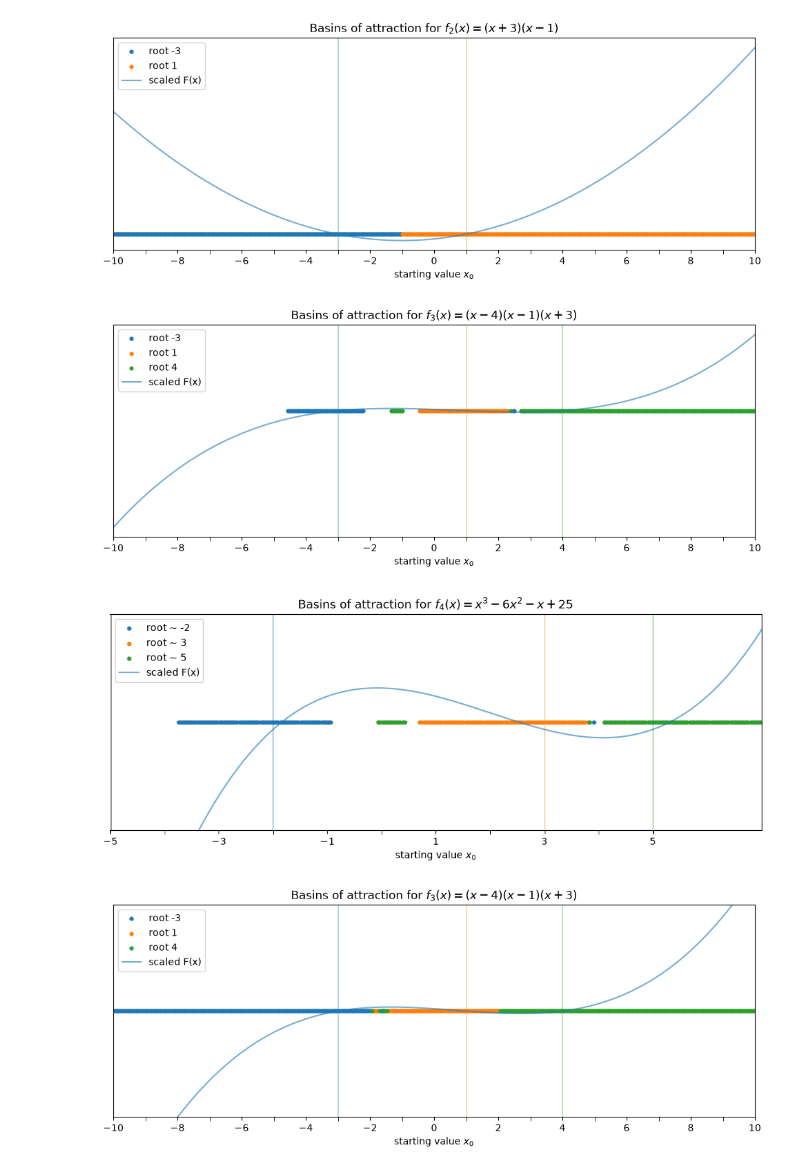
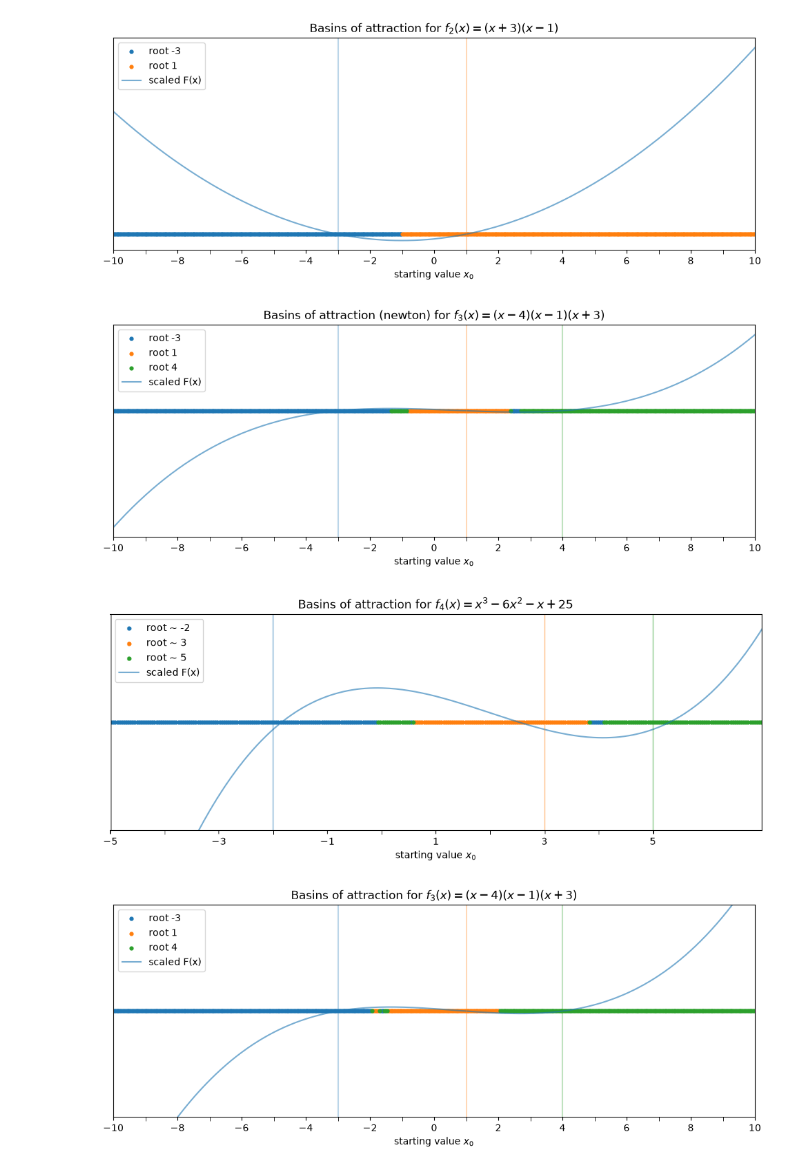
Before and after one commit to suleveer/cs323e-proj1, a Jupyter notebook: p1 (finished).ipynb, the cells around one changed output. Saved outputs shown, nothing was run; the diff lists cells and outputs as text; code cells hidden in the pictures.

Commit message:
updated newton method

```diff
--- a/p1 (finished).ipynb
+++ b/p1 (finished).ipynb
@@ -26,7 +26,7 @@ def newton(f, guess, tol = 1.0e-9, max_iter = 200):
     for i in range(1, max_iter + 1):
         guess = (guess - (f.subs(x, guess) / f_prime.subs(x, guess))).evalf()
 
-        if f.subs(x, guess) < tol:
+        if abs(f.subs(x, guess)) < tol:
             return guess, i
 
     return (guess, max_iter)
@@ -126,31 +126,31 @@ for val in vals:
 # %%
 # f3 plot
 
 # Plot the starting values according to the root they reached.
 plt.figure(figsize=(12, 4))
 plt.scatter(negative_three, np.zeros(len(negative_three)), s=12, label="root -3")
 plt.scatter(one, np.zeros(len(one)), s=12, label="root 1")
 plt.scatter(four, np.zeros(len(four)), s=12, label="root 4")
 
 # Plot a scaled version of func_3 on the same axes.
 func_3_vals = np.array([float(func_3.subs(x, val)) for val in vals])
 scaled_func_3 = func_3_vals / np.max(np.abs(func_3_vals))
 plt.plot(vals, scaled_func_3, alpha=0.6, label="scaled F(x)")
 
 plt.axvline(-3, alpha=0.3)
 plt.axvline(1, color="tab:orange", alpha=0.3)
 plt.axvline(4, color="tab:green", alpha=0.3)
 plt.xlim(-10, 10)
 plt.xticks(np.arange(-10, 11, 2))
 plt.gca().set_xticks(np.arange(-9, 10, 2), minor=True)
 plt.tick_params(axis="x", which="minor", length=4)
 plt.xlabel(r"starting value $x_0$")
 plt.yticks([])
-plt.title(r"Basins of attraction for $f_3(x)=(x-4)(x-1)(x+3)$")
+plt.title(r"Basins of attraction (newton) for $f_3(x)=(x-4)(x-1)(x+3)$")
 plt.legend()
 plt.show()
 # %% [output]
-[figure, old version]
+[figure, new version]
 # %%
 # f4
 
@@ -195,7 +195,7 @@ plt.title(r"Basins of attraction for $f_4(x)=x^3 - 6x^2 - x + 25$")
 plt.legend()
 plt.show()
 # %% [output]
-[figure, old version]
+[figure, new version]
 # %%
 def secant(f, guess0, guess1, tol = 1.0e-9, max_iter = 200):
 
```
